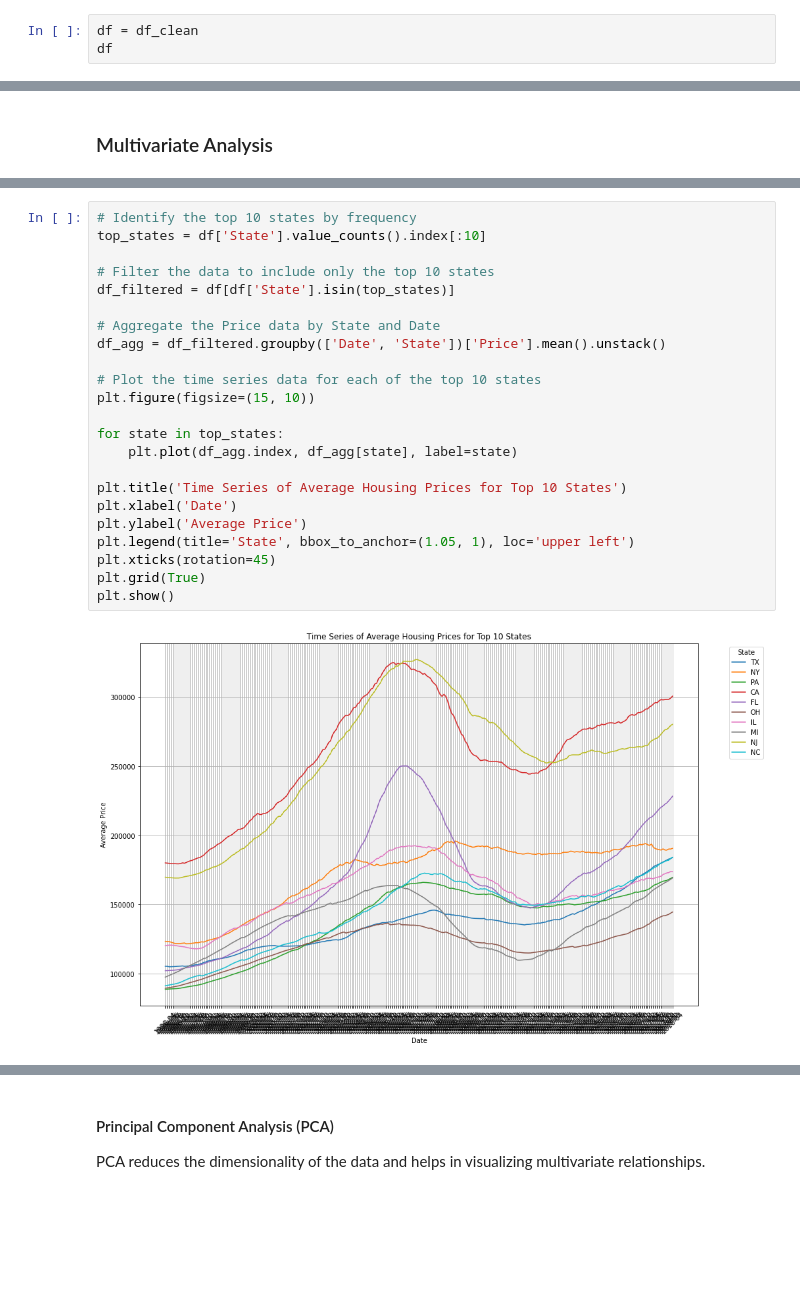
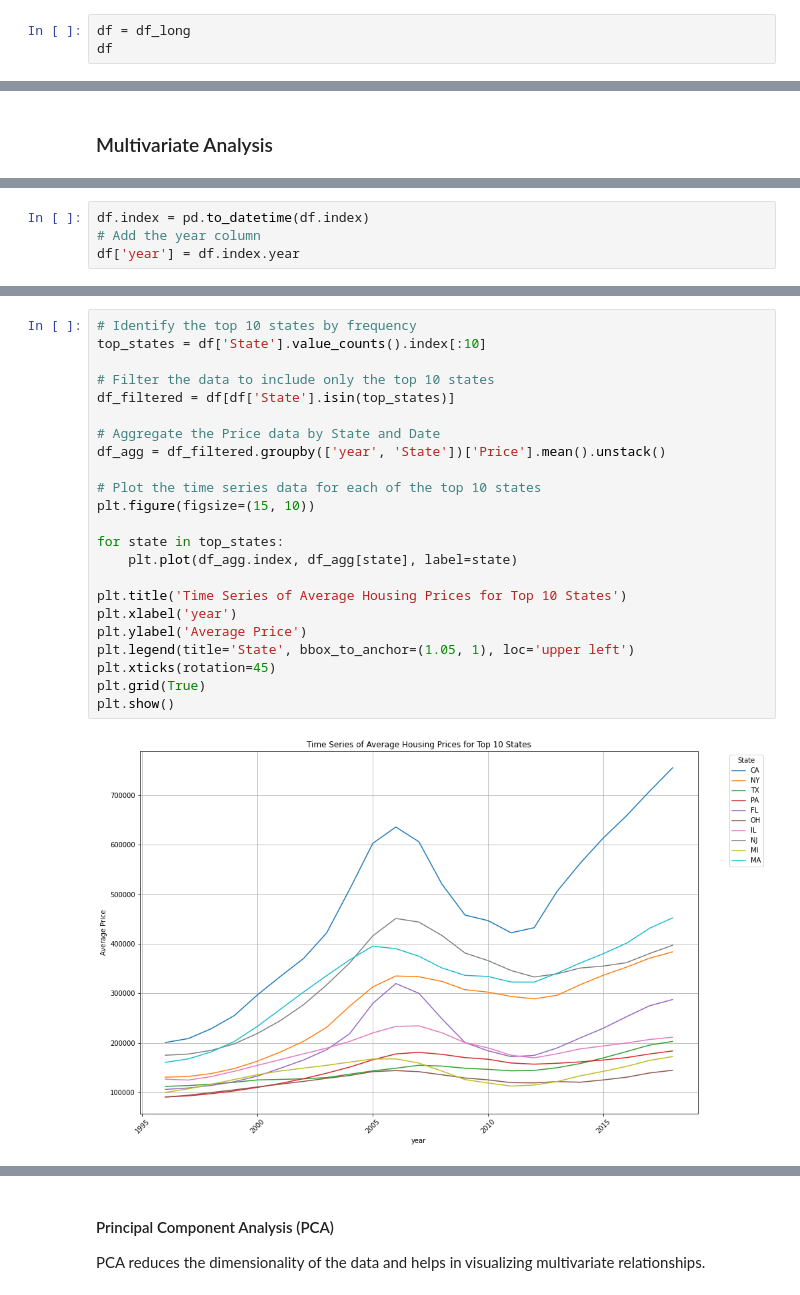
Before and after one commit to KirigoY/Group1_Phase4_Project, a Jupyter notebook: starter_notebook.ipynb, the cells around one changed output, grey strips where cells are left out. Saved outputs shown, nothing was run; the diff lists cells and outputs as text; blank space fills up the shorter version.

```diff
--- a/starter_notebook.ipynb
+++ b/starter_notebook.ipynb
@@ -616,5 +512,5 @@ Name: Price, dtype: float64
 # %%
-df = df_clean
+df = df_long
 df
 # %% [output]
 |  | RegionID | RegionName | City | State | Metro | CountyName | SizeRank | Price |
@@ -1048,0 +845,4 @@ plt.show()
+# %%
+df.index = pd.to_datetime(df.index)
+# Add the year column
+df['year'] = df.index.year
@@ -1049,25 +866,25 @@ plt.show()
 # %%
 # Identify the top 10 states by frequency
 top_states = df['State'].value_counts().index[:10]
 
 # Filter the data to include only the top 10 states
 df_filtered = df[df['State'].isin(top_states)]
 
 # Aggregate the Price data by State and Date
-df_agg = df_filtered.groupby(['Date', 'State'])['Price'].mean().unstack()
+df_agg = df_filtered.groupby(['year', 'State'])['Price'].mean().unstack()
 
 # Plot the time series data for each of the top 10 states
 plt.figure(figsize=(15, 10))
 
 for state in top_states:
     plt.plot(df_agg.index, df_agg[state], label=state)
 
 plt.title('Time Series of Average Housing Prices for Top 10 States')
-plt.xlabel('Date')
+plt.xlabel('year')
 plt.ylabel('Average Price')
 plt.legend(title='State', bbox_to_anchor=(1.05, 1), loc='upper left')
 plt.xticks(rotation=45)
 plt.grid(True)
 plt.show()
 # %% [output]
-[figure, old version]
+[figure, new version]
```
Also changed, not shown: parts of 53 cells of this notebook.
